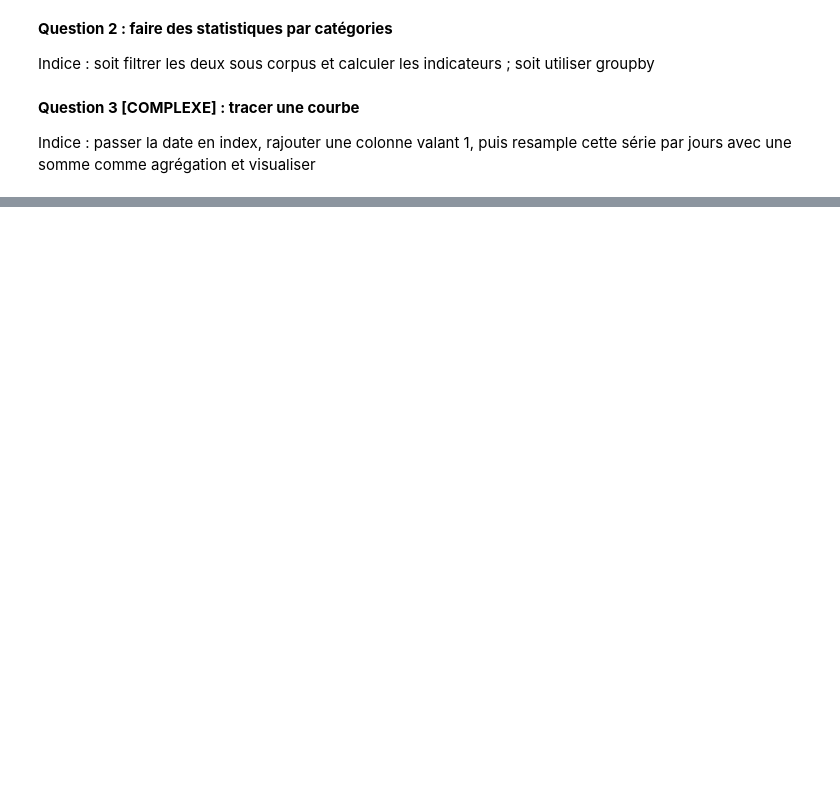
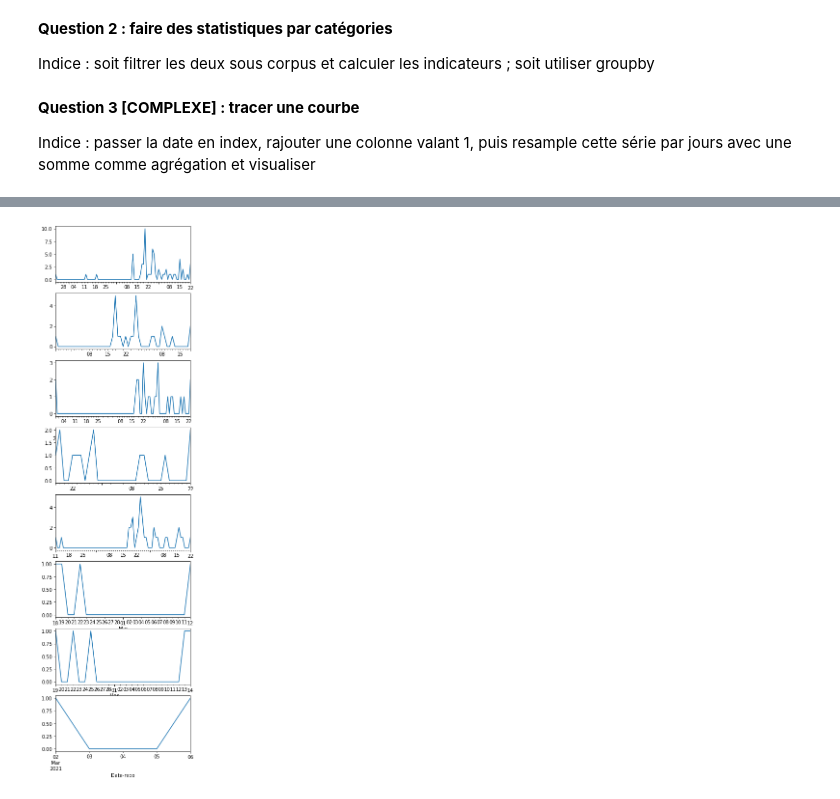
Before and after one commit to pyshs/Formation-UNIL-2021-printemps, a Jupyter notebook: Correction exercices.ipynb, the cells around one changed output, grey strips where cells are left out. Saved outputs shown, nothing was run; the diff lists cells and outputs as text; code cells hidden in the pictures; blank space fills up the shorter version.

```diff
--- a/Correction exercices.ipynb
+++ b/Correction exercices.ipynb
@@ -133,0 +189,10 @@ Indice : passer la date en index, rajouter une colonne valant 1, puis resample c
+# %%
+import matplotlib.pyplot as plt
+
+fig,ax = plt.subplots(8,1,figsize=(5,20))
+figure = 0
+for j in data["Journal"].unique():
+    data[data["Journal"]==j]["presence_islamo_titre"].resample("d").count().plot(ax=ax[figure])
+    figure+=1
+# %% [output]
+[figure, added]
```
Also changed, not shown: parts of 12 cells of this notebook, 1 other file.
